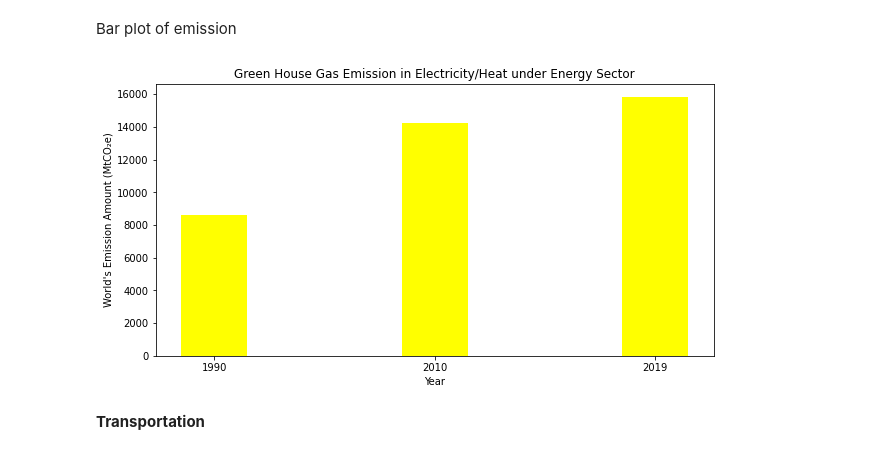
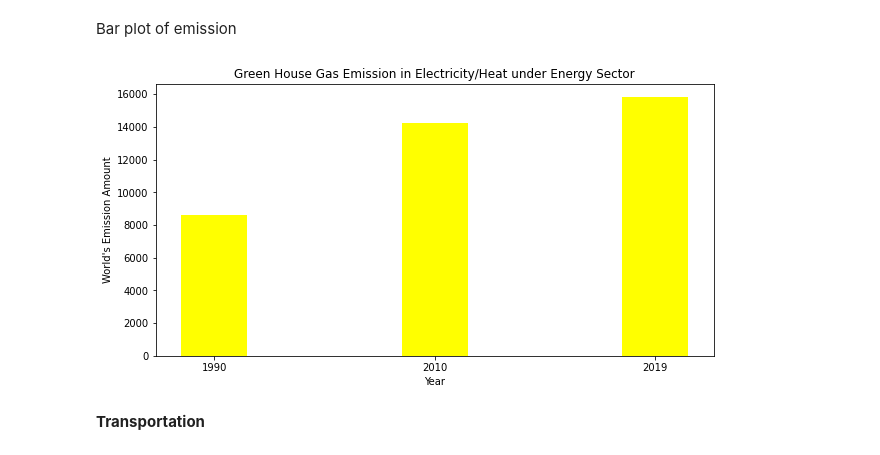
Before and after one commit to KJLumalang/ITBA-3206_Planeteers, a Jupyter notebook: ITBA_3206_Planeteers.ipynb, the cells around one changed output. Saved outputs shown, nothing was run; the diff lists cells and outputs as text; code cells hidden in the pictures.

```diff
--- a/ITBA_3206_Planeteers.ipynb
+++ b/ITBA_3206_Planeteers.ipynb
@@ -295,20 +296,20 @@ Bar plot of emission
 # %%
 data = {'1990':8628, '2010':14211, '2019':15834}
 year = list(data.keys())
 values = list(data.values())
 
 fig = plt.figure(figsize = (10, 5))
 
 # creating the bar plot
 plt.bar(year, values, color ='yellow',
         width = 0.3)
 
 plt.xlabel("Year")
-plt.ylabel("World's Emission Amount (MtCO₂e)")
+plt.ylabel("World's Emission Amount")
 plt.title("Green House Gas Emission in Electricity/Heat under Energy Sector")
 plt.show()
 # %% [output]
-[figure, old version]
+[figure, new version]
 # %% [markdown]
 **Transportation**
 # %% [markdown]
```
Also changed, not shown: parts of 11 cells of this notebook.
